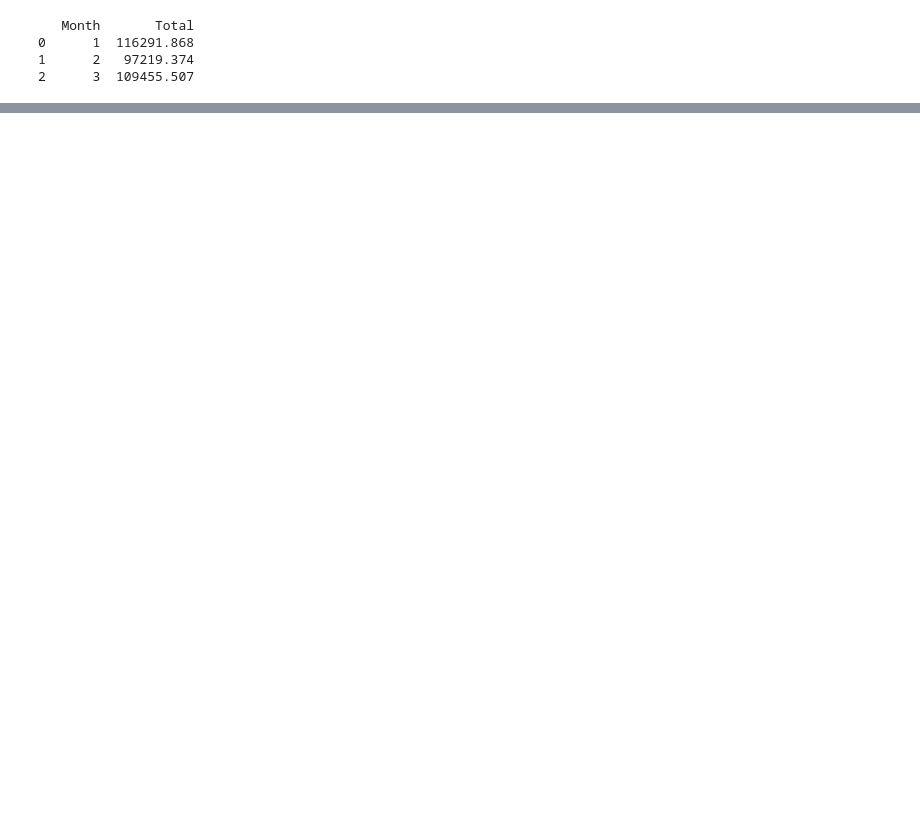
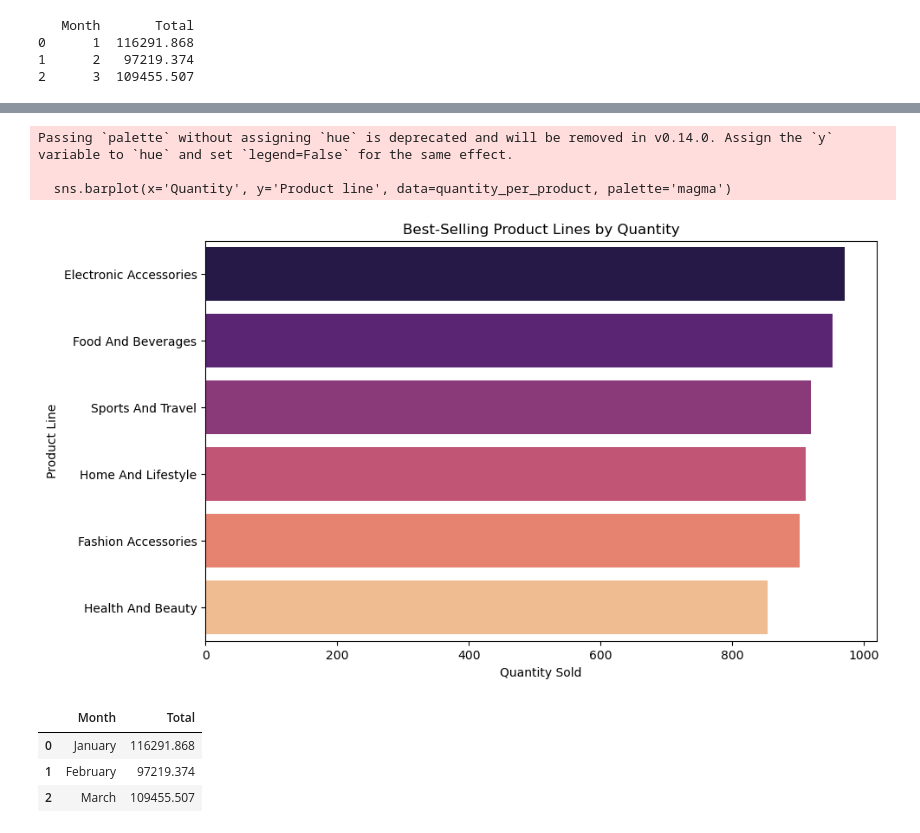
Before and after one commit to samuelarthurr/Final-Project_Data-Science, a Jupyter notebook: supermarket_sales.ipynb, the cells around one changed output, grey strips where cells are left out. Drawn from its saved outputs; the diff is of its cells as text; code cells hidden in the pictures; blank space fills up the shorter version.

```diff
--- a/supermarket_sales.ipynb
+++ b/supermarket_sales.ipynb
@@ -457,0 +478,4 @@ df
+# %%
+df['DayOfWeek'] = df['Date'].dt.day_name()
+
+df[['Date', 'DayOfWeek']].head()
@@ -457,0 +491,9 @@ df
+# %%
+from sklearn.preprocessing import LabelEncoder
+
+le = LabelEncoder()
+
+# Encode 'Customer type'
+df['CustomerType_Encoded'] = le.fit_transform(df['Customer type'])
+
+df[['Customer type', 'CustomerType_Encoded']].drop_duplicates()
@@ -457,0 +529,12 @@ df
+# %%
+# Define transaction size based on 'Total'
+def categorize_transaction(total):
+    if total < 200:
+        return 'Small'
+    elif 200 <= total < 500:
+        return 'Medium'
+    else:
+        return 'Large'
+
+df['Transaction Size'] = df['Total'].apply(categorize_transaction)
+df[['Total', 'Transaction Size']]
@@ -457,0 +587,4 @@ df
+# %%
+# Aggregate quantity by product line
+quantity_per_product = df.groupby('Product line')['Quantity'].sum().reset_index().sort_values(by='Quantity', ascending=False)
+quantity_per_product
@@ -457,0 +599,33 @@ df
+# %%
+# Horizontal bar plot for best-selling product lines
+plt.figure(figsize=(10,6))
+sns.barplot(x='Quantity', y='Product line', data=quantity_per_product, palette='magma')
+plt.title('Best-Selling Product Lines by Quantity')
+plt.xlabel('Quantity Sold')
+plt.ylabel('Product Line')
+plt.show()
+# %% [output]
+Passing `palette` without assigning `hue` is deprecated and will be removed in v0.14.0. Assign the `y` variable to `hue` and set `legend=False` for the same effect.
+
+  sns.barplot(x='Quantity', y='Product line', data=quantity_per_product, palette='magma')
+[figure, added]
+# %%
+# Extract month from 'Date'
+df['Month'] = df['Date'].dt.month_name()
+
+# Aggregate sales by month
+monthly_sales = df.groupby('Month')['Total'].sum().reset_index()
+
+from pandas.api.types import CategoricalDtype
+
+month_order = ['January', 'February', 'March']
+month_type = CategoricalDtype(categories=month_order, ordered=True)
+df['Month'] = df['Month'].astype(month_type)
+
+monthly_sales = df.groupby('Month')['Total'].sum().reset_index()
+monthly_sales
+# %% [output]
+|  | Month | Total |
+| 0 | January | 116291.868 |
+| 1 | February | 97219.374 |
+| 2 | March | 109455.507 |
```
Also changed, not shown: parts of 49 cells of this notebook, 1 other file.
